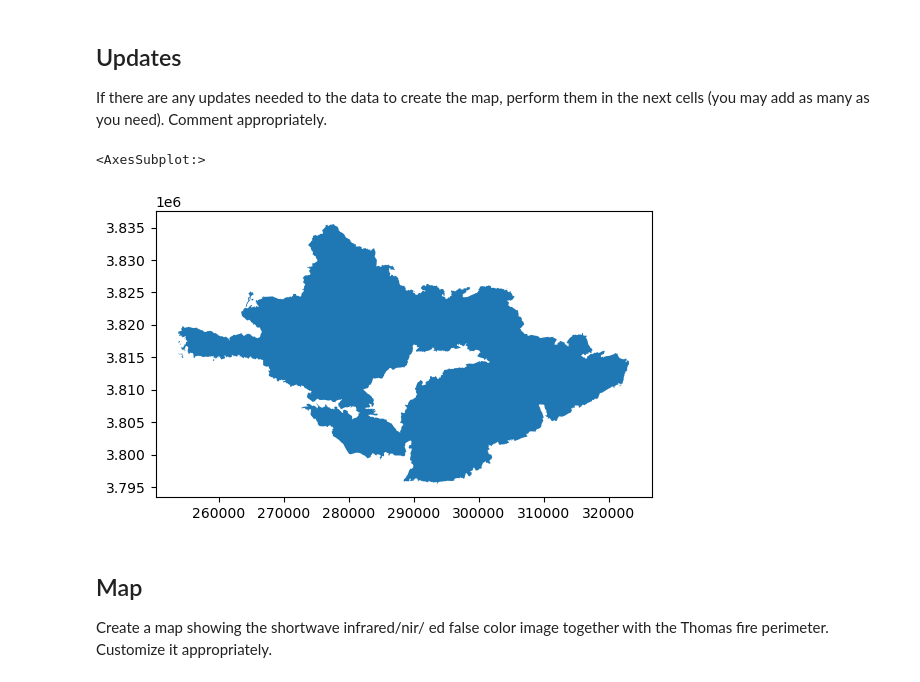
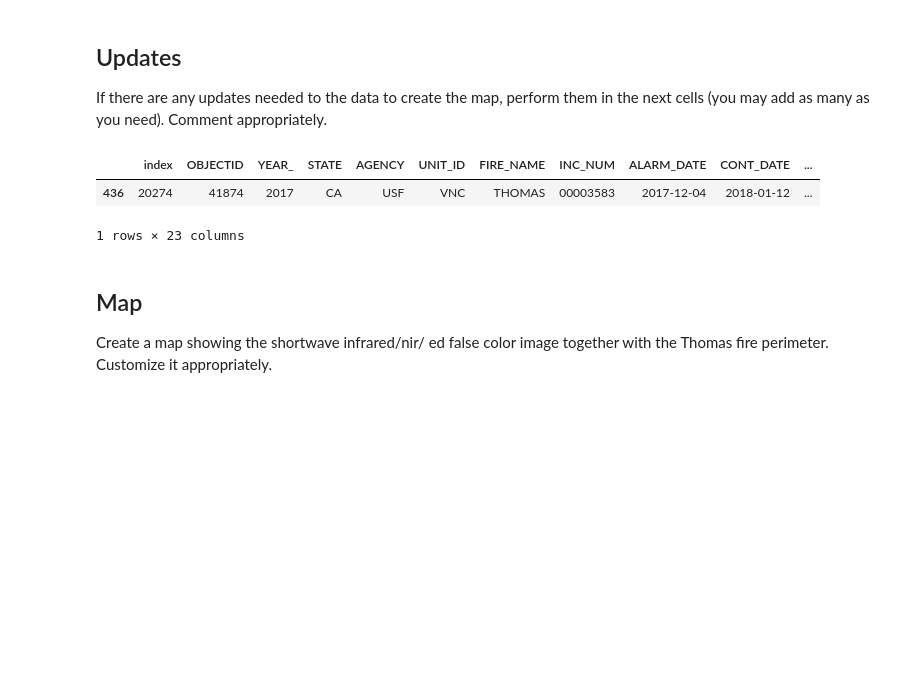
Before and after one commit to cnordheim-maestas/eds-220-hwk4, a Jupyter notebook: hwk4-task2-false-color.ipynb, the cells around one changed output. Saved outputs shown, nothing was run; the diff lists cells and outputs as text; code cells hidden in the pictures; blank space fills up the shorter version.

```diff
--- a/hwk4-task2-false-color.ipynb
+++ b/hwk4-task2-false-color.ipynb
@@ -279,13 +318,13 @@ Comment appropriately.
 # %%
 fire_reprojected.head(2)
 
 ## We only want the thomas fire! This is lots of fires! Filter for FIRE_NAME == THOMAS
 fire_clipped = fire_reprojected[(fire_reprojected.FIRE_NAME=='THOMAS')]
-fire_clipped.head()
-fire_clipped.plot()
+fire_clipped.head() # check that it worked
 # %% [output]
+|  | index | OBJECTID | YEAR_ | STATE | AGENCY | UNIT_ID | FIRE_NAME | INC_NUM | ALARM_DATE | CONT_DATE | ... |
+| 436 | 20274 | 41874 | 2017 | CA | USF | VNC | THOMAS | 00003583 | 2017-12-04 | 2018-01-12 | ... |
-<AxesSubplot:>
+1 rows × 23 columns
-[figure, removed]
 # %% [markdown]
 ## Map
 
```
Also changed, not shown: parts of 2 cells of this notebook.
